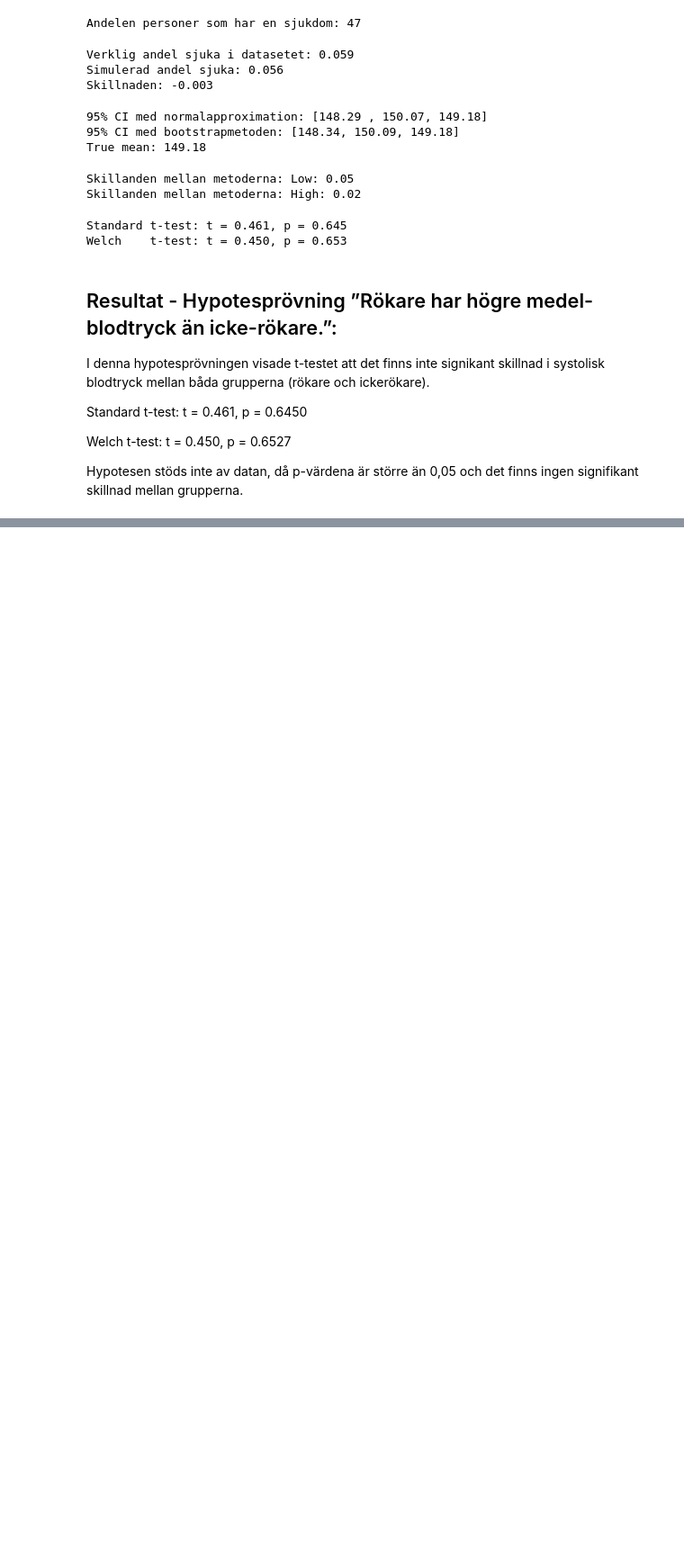
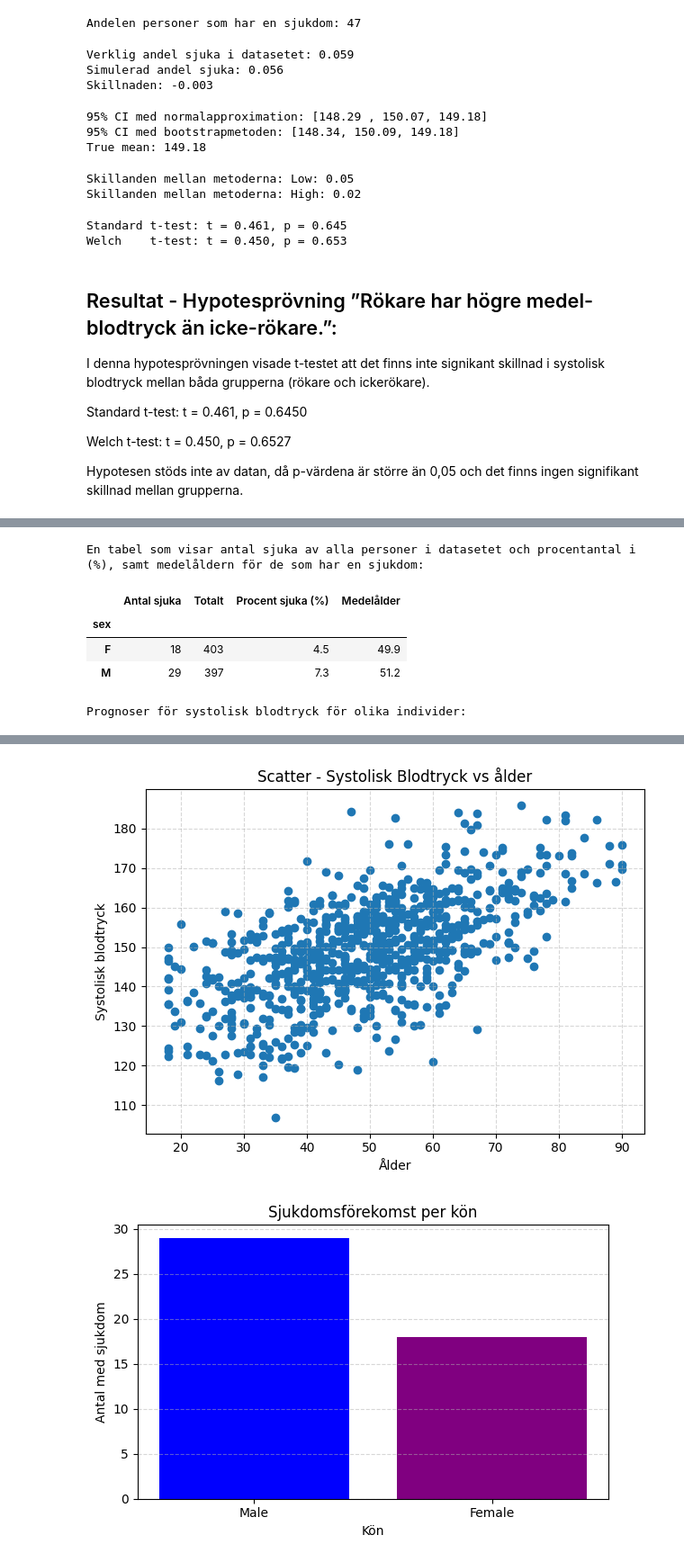
Before and after one commit to janekrajt-tech/Halsostudie, a Jupyter notebook: notebooks/report.ipynb, the cells around one changed output, grey strips where cells are left out. Shown: that part at 90% size. Cells and saved outputs as stored; diff of their text form; code cells hidden in the pictures; blank space fills up the shorter version.

```diff
--- a/notebooks/report.ipynb
+++ b/notebooks/report.ipynb
@@ -134,0 +227,12 @@ Källor:
+# %%
+scaler, X_scaled, pca ,X_pca, X = M.run_pca(df)
+
+print("Huvudkomponenter (vectors)(PC1, PC2):")
+print(pca.components_)
+
+print("\nFörklarad varians(PC1, PC2):")
+print(pca.explained_variance_ratio_)
+
+
+print("\nTransformerad data (X i PCA-rum):")
+print(X_pca)
@@ -134,0 +278,19 @@ Källor:
+# %%
+advanced = M.advanced_class(df)
+table = advanced.disease_tabel
+predictions = advanced.linreg
+resultat2 = advanced.linreg()
+resultat1 = advanced.disease_tabel()
+print("En tabel som visar antal sjuka av alla personer i datasetet och procentantal i (%), samt medelåldern för de som har en sjukdom:")
+display(resultat1)
+print("Prognoser för systolisk blodtryck för olika individer:")
+display(resultat2)
+advanced.scatter_blodtryck_age()
+advanced.disease_gender()
+# %% [output]
+En tabel som visar antal sjuka av alla personer i datasetet och procentantal i (%), samt medelåldern för de som har en sjukdom:
+|  | Antal sjuka | Totalt | Procent sjuka (%) | Medelålder |
+| sex |  |  |  |  |
+| F | 18 | 403 | 4.5 | 49.9 |
+| M | 29 | 397 | 7.3 | 51.2 |
+Prognoser för systolisk blodtryck för olika individer:
@@ -134,0 +299,2 @@ Källor:
+[figure, added]
+[figure, added]
```
Also changed, not shown: parts of 14 cells of this notebook, 3 other files.
